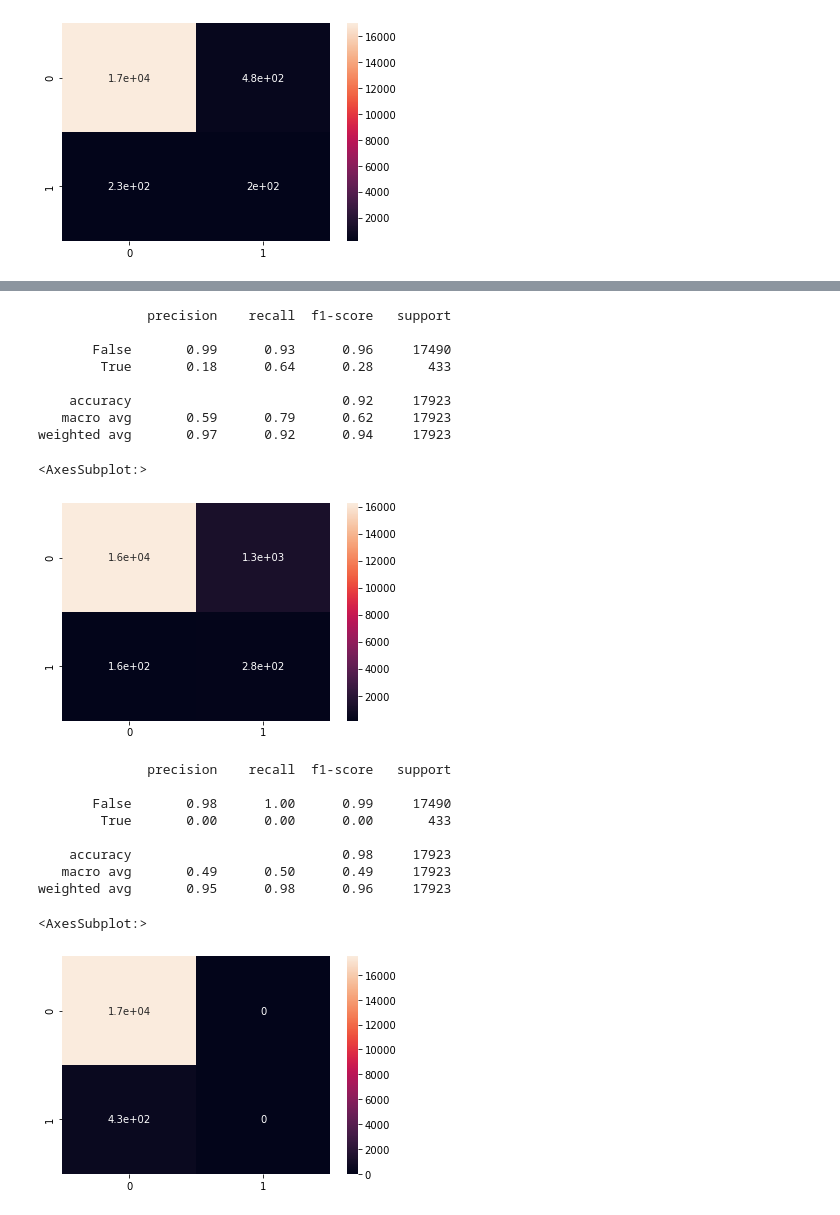
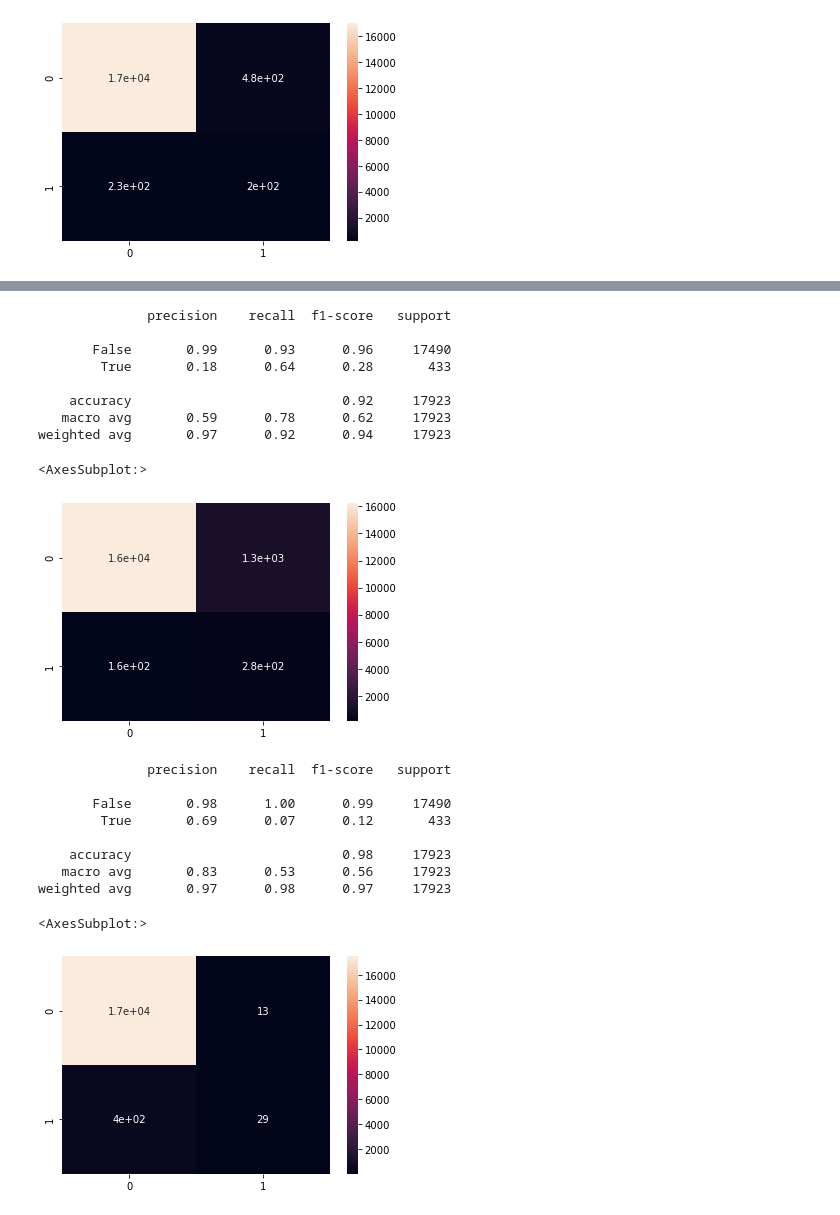
Before and after one commit to wj6801/Credit-Card-Fraud, a Jupyter notebook: credit_card_fraud.ipynb, the cells around one changed output, grey strips where cells are left out. Drawn from its saved outputs; the diff is of its cells as text; code cells hidden in the pictures.

```diff
--- a/credit_card_fraud.ipynb
+++ b/credit_card_fraud.ipynb
@@ -281,9 +279,9 @@ weighted avg       0.97      0.98      0.97     17923
 # %%
 from sklearn.naive_bayes import GaussianNB
 
-gnb_clf = GaussianNB()
-gnb_clf.fit(X_train, y_train)
-y_pred_GNB = gnb_clf.predict(X_test)
+GNB_clf = GaussianNB()
+GNB_clf.fit(X_train, y_train)
+y_pred_GNB = GNB_clf.predict(X_test)
 
 print(classification_report(y_test, y_pred))
 cm = confusion_matrix(y_test, y_pred_GNB)
@@ -315,32 +325,32 @@ sns.heatmap(cm, annot=True)
         True       0.18      0.64      0.28       433
 
     accuracy                           0.92     17923
-   macro avg       0.59      0.79      0.62     17923
+   macro avg       0.59      0.78      0.62     17923
 weighted avg       0.97      0.92      0.94     17923
 <AxesSubplot:>
 [figure]
 # %%
 from sklearn.linear_model import SGDClassifier
 from sklearn.preprocessing import StandardScaler
 from sklearn.pipeline import make_pipeline
 from sklearn.pipeline import Pipeline
 
-lin_clf = make_pipeline(StandardScaler(), SGDClassifier(max_iter=1000, tol=1))
+lin_clf = make_pipeline(StandardScaler(), SGDClassifier(max_iter=1000, tol=1e3))
 lin_clf.fit(X_train, y_train)
 Pipeline(steps=[('standardscaler', StandardScaler()),
                 ('sgdclassifier', SGDClassifier())])
 y_pred = lin_clf.predict(X_test)
 print(classification_report(y_test, y_pred))
 cm = confusion_matrix(y_test, y_pred)
 sns.heatmap(cm, annot=True)
 # %% [output]
               precision    recall  f1-score   support
 
        False       0.98      1.00      0.99     17490
-        True       0.00      0.00      0.00       433
+        True       0.69      0.07      0.12       433
 
     accuracy                           0.98     17923
-   macro avg       0.49      0.50      0.49     17923
-weighted avg       0.95      0.98      0.96     17923
+   macro avg       0.83      0.53      0.56     17923
+weighted avg       0.97      0.98      0.97     17923
 <AxesSubplot:>
-[figure, old version]
+[figure, new version]
```
Also changed, not shown: parts of 17 cells of this notebook, 3 other files.
